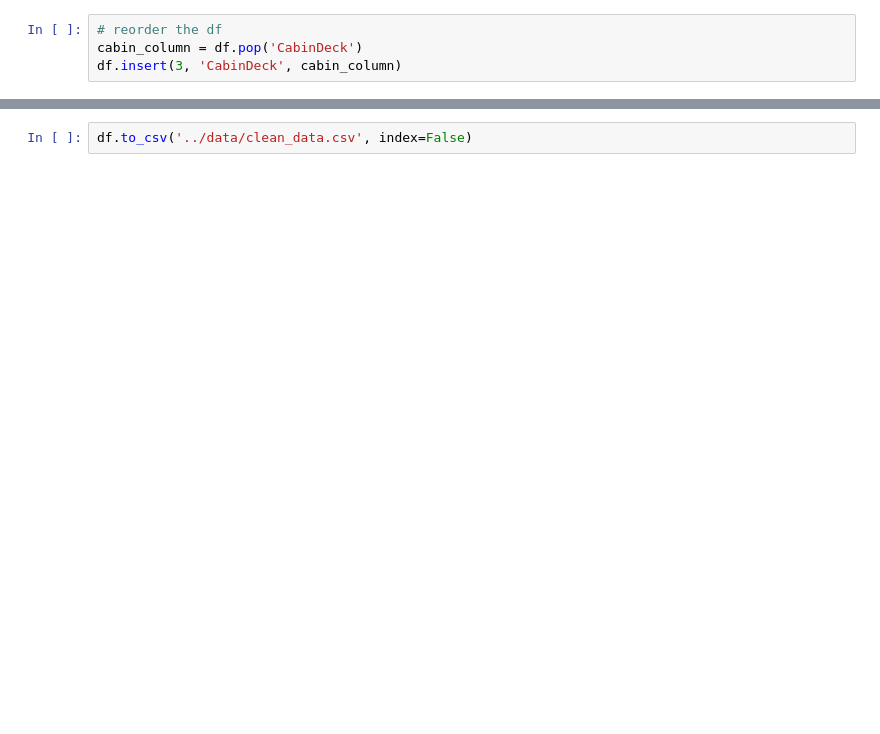
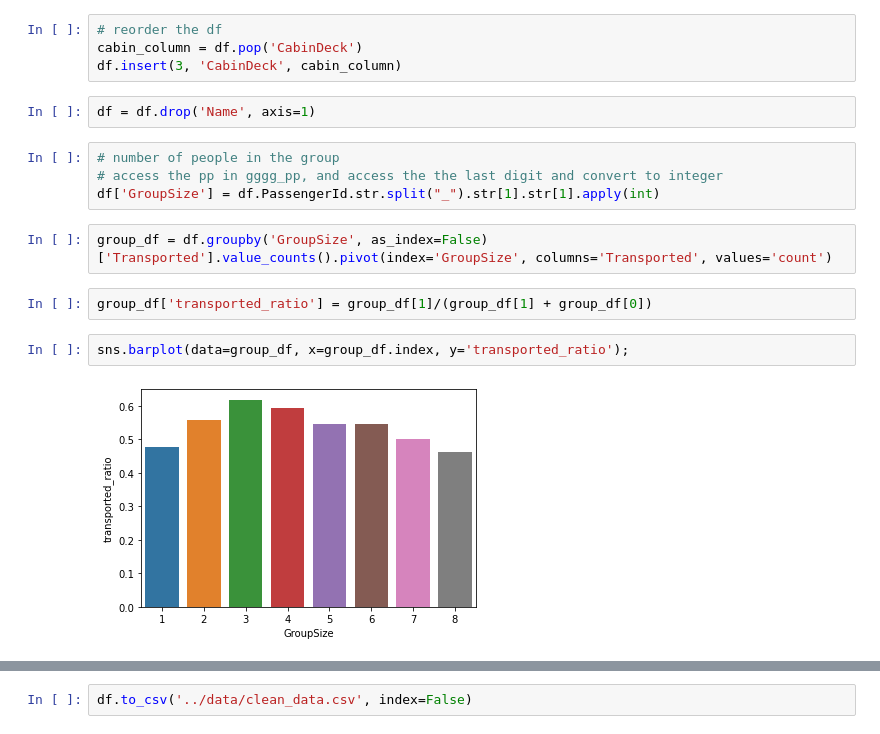
Before and after one commit to edwstanzah/spaceship-titanic, a Jupyter notebook: notebooks/EDA.ipynb, the cells around one changed output, grey strips where cells are left out. Saved outputs shown, nothing was run; the diff lists cells and outputs as text; blank space fills up the shorter version.

```diff
--- a/notebooks/EDA.ipynb
+++ b/notebooks/EDA.ipynb
@@ -685,3 +668,17 @@ df.head()
 # reorder the df
 cabin_column = df.pop('CabinDeck')
 df.insert(3, 'CabinDeck', cabin_column)
+# %%
+df = df.drop('Name', axis=1)
+# %%
+# number of people in the group
+# access the pp in gggg_pp, and access the the last digit and convert to integer
+df['GroupSize'] = df.PassengerId.str.split("_").str[1].str[1].apply(int)
+# %%
+group_df = df.groupby('GroupSize', as_index=False)['Transported'].value_counts().pivot(index='GroupSize', columns='Transported', values='count')
+# %%
+group_df['transported_ratio'] = group_df[1]/(group_df[1] + group_df[0])
+# %%
+sns.barplot(data=group_df, x=group_df.index, y='transported_ratio');
+# %% [output]
+[figure, added]
```
Also changed, not shown: parts of 14 cells of this notebook, 2 other files.
